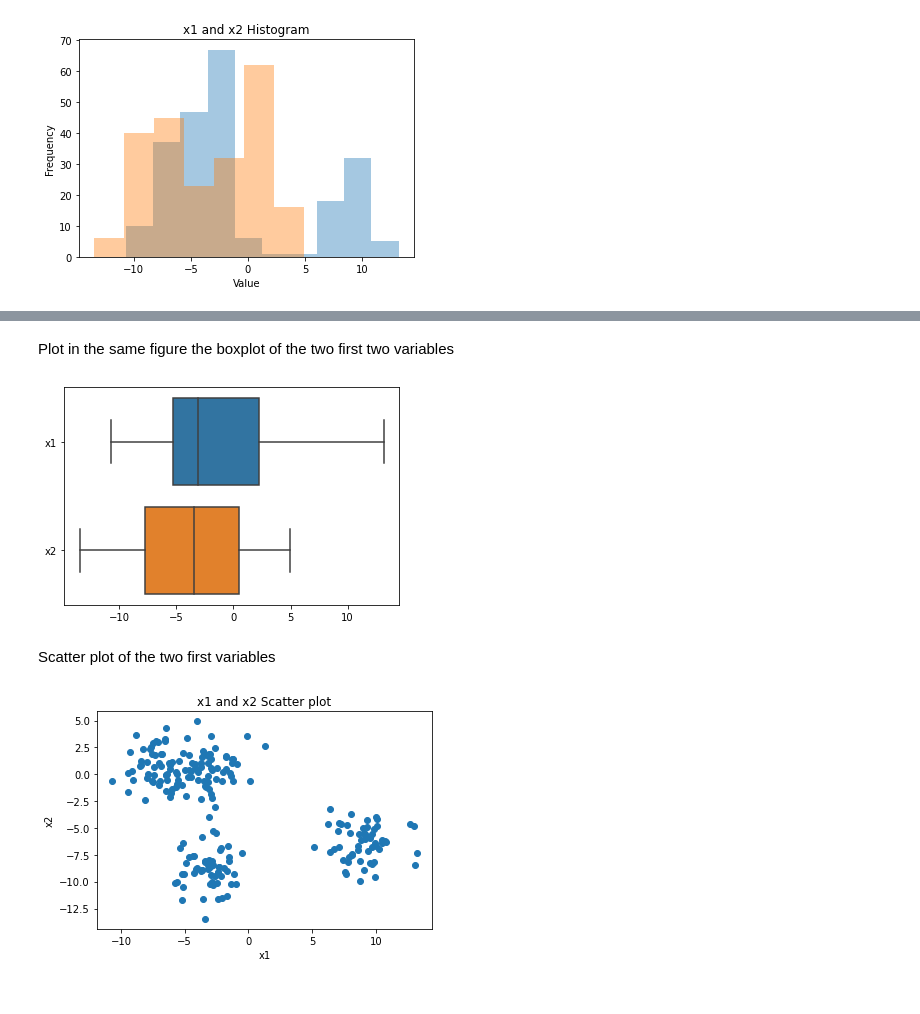
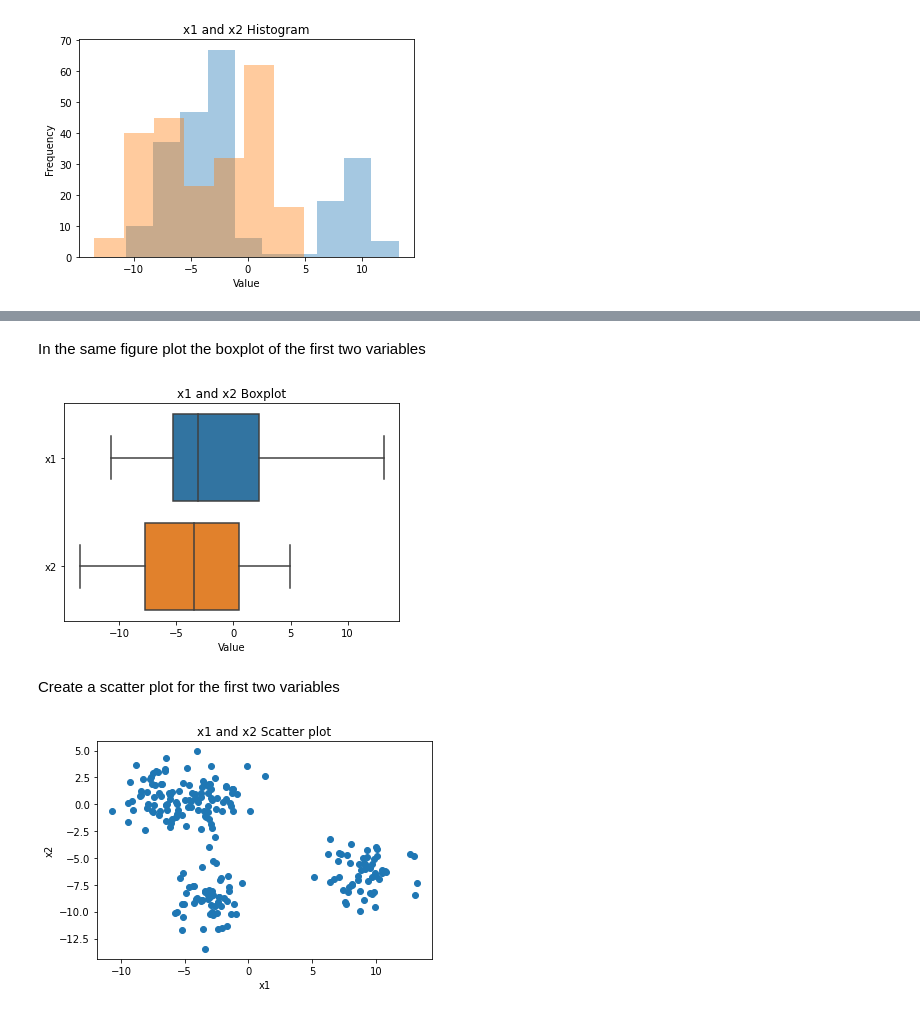
Before and after one commit to NataliaVg/TC1002S, a Jupyter notebook: AD21/A01639224/B1_Evidencia.ipynb, the cells around one changed output, grey strips where cells are left out. Saved outputs shown, nothing was run; the diff lists cells and outputs as text; code cells hidden in the pictures.

```diff
--- a/AD21/A01639224/B1_Evidencia.ipynb
+++ b/AD21/A01639224/B1_Evidencia.ipynb
@@ -258,17 +254,16 @@ Your response here:
 # %% [markdown]
-Plot in the same figure the boxplot of the two first two variables
+In the same figure plot the boxplot of the first two variables
 # %%
 x1andx2 = dataset.loc[:, ["x1", "x2"]]
 x2bp = sns.boxplot(data=x1andx2, orient="h")
-dfhist.set_title("x1 and x2 Boxplot")
-dfhist.set_xlabel("Value")
-dfhist.set_ylabel("Frequency")
+x2bp.set_title("x1 and x2 Boxplot")
+x2bp.set_xlabel("Value")
 
 plt.show()
 # %% [output]
-[figure, old version]
+[figure, new version]
 # %% [markdown]
-Scatter plot of the two first variables
+Create a scatter plot for the first two variables
 # %%
 plt.scatter(dataset.x1,dataset.x2)
 plt.title("x1 and x2 Scatter plot")
```
Also changed, not shown: parts of 70 cells of this notebook, 3 other files.
